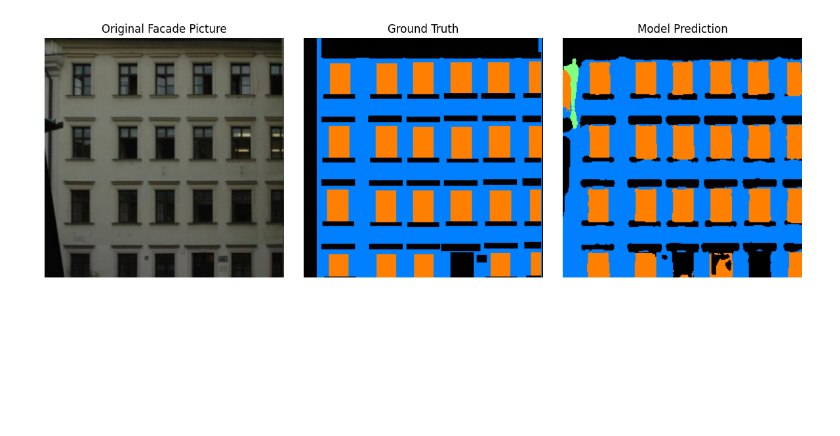
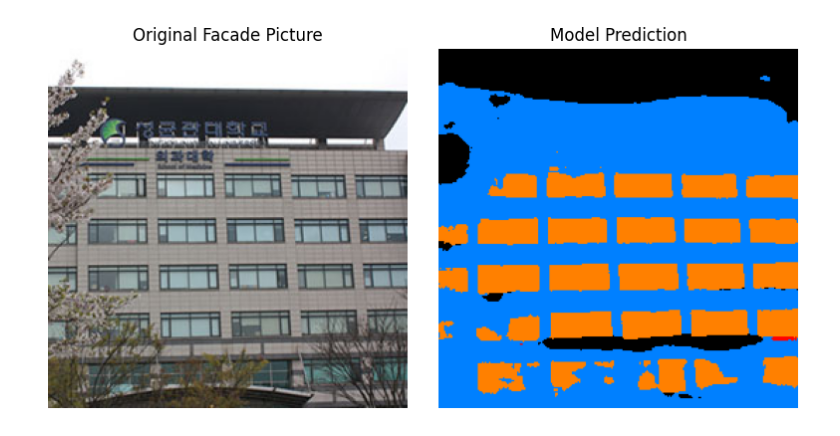
Before and after one commit to realJiaoKan/SKK-Facade-Segmentation-Net, a Jupyter notebook: demo.ipynb, the cells around one changed output. Saved outputs shown, nothing was run; the diff lists cells and outputs as text; code cells hidden in the pictures; blank space fills up the shorter version.

```diff
--- a/demo.ipynb
+++ b/demo.ipynb
@@ -9,9 +9,11 @@ from Networks.UNetMini import Network
 from Train import UNetMini as unet_config
 from settings import DEVICE
 # %%
-IMAGE_PATH = "Datasets/Data/test_dev/ee616_0100.jpg"
+IMAGE_PATH = "skku.jpg"
 LABEL_PATH = "Datasets/Data/test_dev/ee616_0100.png"
 CHECKPOINT_PATH = "Train/Results/UNetMini/Checkpoints/best_latest.pt"
+
+SHOW_GROUND_TRUTH = False
 # %%
 def load_palette(palette_path):
     reader = png.Reader(filename=palette_path)
@@ -43,39 +45,46 @@ def load_checkpoint(model, ckpt_path):
 palette = load_palette(LABEL_PATH)
 image_tensor = preprocess_image(IMAGE_PATH, unet_config.INPUT_SHAPE)
 
 model = Network(
     unet_config.INPUT_SHAPE,
     unet_config.OUTPUT_SHAPE[0],
     dim=unet_config.DIM,
     dropout=unet_config.DROPOUT,
 ).to(DEVICE)
 load_checkpoint(model, CHECKPOINT_PATH)
 model.eval()
 
 with torch.no_grad():
     logits = model(image_tensor)
     pred_mask = torch.argmax(logits, dim=1).squeeze(0).cpu().numpy().astype(np.uint8)
 
 gt_png = Image.open(LABEL_PATH)
 gt_mask = np.array(gt_png)
 
 orig_img = Image.open(IMAGE_PATH).convert("RGB")
 
 
 pred_color = colorize(pred_mask, palette)
 gt_color = colorize(gt_mask, palette)
 
-fig, axes = plt.subplots(1, 3, figsize=(12, 4))
-axes[0].imshow(orig_img)
-axes[0].set_title("Original Facade Picture")
-axes[1].imshow(gt_color)
-axes[1].set_title("Ground Truth")
-axes[2].imshow(pred_color)
-axes[2].set_title("Model Prediction")
+if SHOW_GROUND_TRUTH:
+    fig, axes = plt.subplots(1, 3, figsize=(12, 4))
+    axes[0].imshow(orig_img)
+    axes[0].set_title("Original Facade Picture")
+    axes[1].imshow(gt_color)
+    axes[1].set_title("Ground Truth")
+    axes[2].imshow(pred_color)
+    axes[2].set_title("Model Prediction")
+else:
+    fig, axes = plt.subplots(1, 2, figsize=(8, 4))
+    axes[0].imshow(orig_img)
+    axes[0].set_title("Original Facade Picture")
+    axes[1].imshow(pred_color)
+    axes[1].set_title("Model Prediction")
 for ax in axes:
     ax.axis("off")
 plt.tight_layout()
-plt.savefig("demo.svg", format="svg", bbox_inches="tight", pad_inches=0)
+plt.savefig("demo.pdf", format="pdf", bbox_inches="tight", pad_inches=0)
 plt.show()
 # %% [output]
-[figure, old version]
+[figure, new version]
```
Also changed, not shown: 10 other files.
